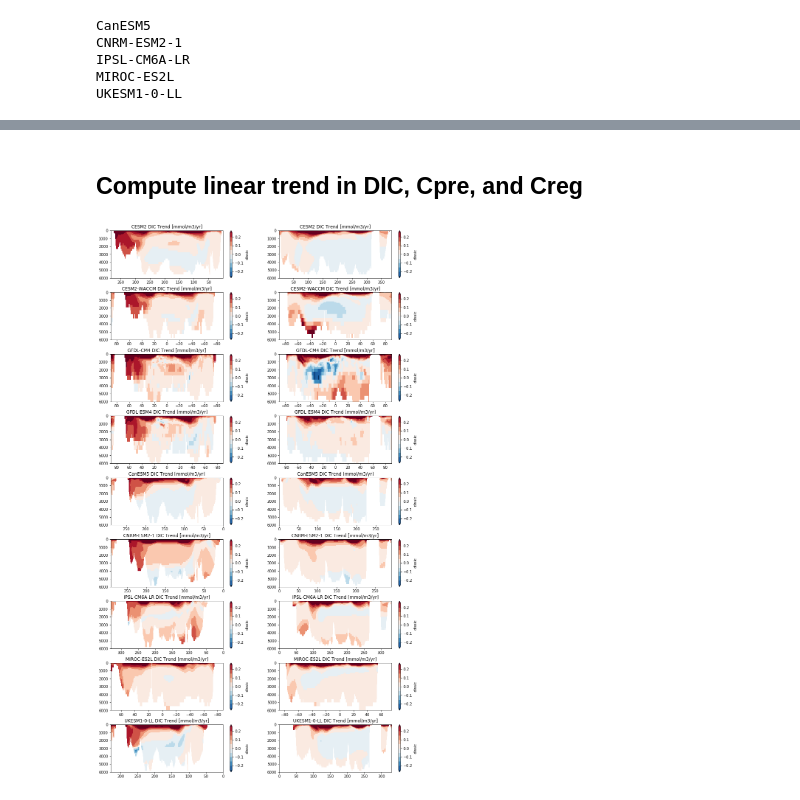
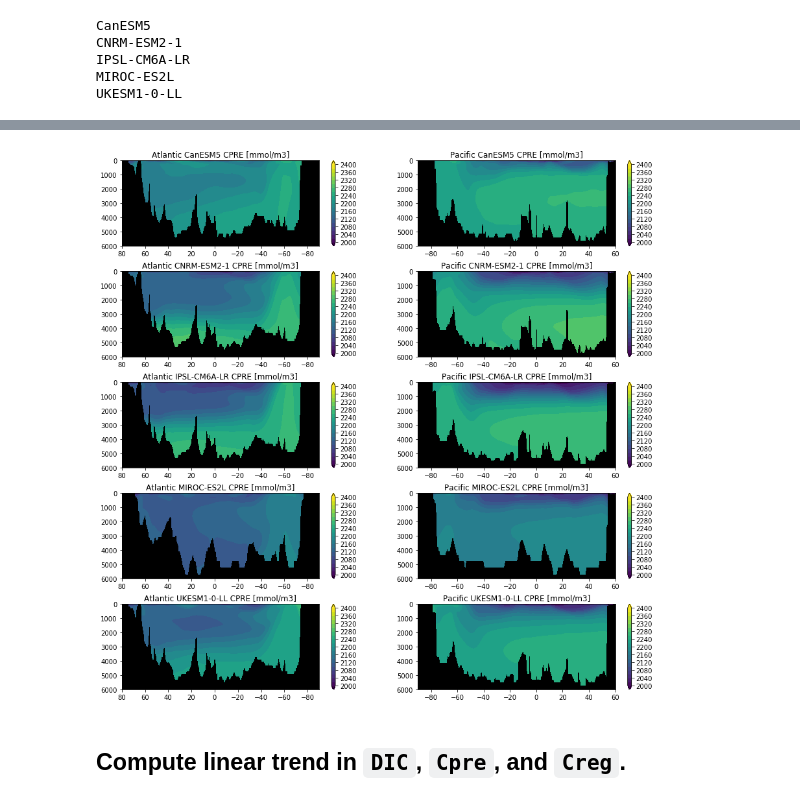
Before and after one commit to mara-freilich/cmip6hack-ocean-bgc, a Jupyter notebook: notebooks/jml_dissic_prereg_allmodels.ipynb, the cells around one changed output, grey strips where cells are left out. Cells and saved outputs as stored; diff of their text form; code cells hidden in the pictures.

```diff
--- a/notebooks/jml_dissic_prereg_allmodels.ipynb
+++ b/notebooks/jml_dissic_prereg_allmodels.ipynb
@@ -652,39 +629,6 @@ plt.subplots_adjust(hspace=0.3)
+# %%
+fig, axes = plot_atlantic_pacific_sections(bgc_dict,"cpre",units="[mmol/m3]",fac=1e3,lev=np.arange(2000,2420,20))
+# %% [output]
+[figure, added]
 # %% [markdown]
-## Compute linear trend in DIC, Cpre, and Creg
+## Compute linear trend in `DIC`, `Cpre`, and `Creg`.
-# %%
-fig, axes = plt.subplots(ncols=2, nrows=len(dic_dict.keys()),figsize=[15, 3*len(dic_dict.keys())])
-A = 0
-for model in dic_dict.keys():
-    xloca, xlocp = get_atl_pac_section_lon(model)
-
-    aslope = compute_slope(dic_dict[model].dissic.isel(x=xloca)
-                           .chunk({'time': -1,'y': 100}))
-    aslope = aslope.mean('member_id')*12 # in mol/m^3/year
-
-    pslope = compute_slope(dic_dict[model].dissic.isel(x=xlocp)
-                           .chunk({'time': -1,'y': 100}))
-    pslope = pslope.mean('member_id')*12 # in mol/m^3/year
-
-    (aslope*1000).plot(ax=axes[A,0],cmap='RdBu_r',levels=np.arange(-0.25,0.30,0.05),extend="both")
-    (pslope*1000).plot(ax=axes[A,1],cmap='RdBu_r',levels=np.arange(-0.25,0.30,0.05),extend="both")
-
-    if model == 'MIROC-ES2L':
-        # This model is half Arctic!!
-        axes[A,0].set_xlim(75,dic_dict[model].dissic.y.min())
-        axes[A,1].set_xlim(dic_dict[model].dissic.y.min(),75)
-    else:
-        axes[A,0].set_xlim(dic_dict[model].dissic.y.max(),dic_dict[model].dissic.y.min())
-
-    axes[A,0].set_title(model+" DIC Trend [mmol/m3/yr]")
-    axes[A,0].set_ylim(6000,0)
-    axes[A,0].set_xlabel("")
-    axes[A,0].set_ylabel("")
-
-    axes[A,1].set_title(model+" DIC Trend [mmol/m3/yr]")
-    axes[A,1].set_ylim(6000,0)
-    axes[A,1].set_xlabel("")
-    axes[A,1].set_ylabel("")
-    A +=1
-plt.subplots_adjust(hspace=0.3)
-# %% [output]
-[figure, removed]
```
Also changed, not shown: parts of 22 cells of this notebook.
